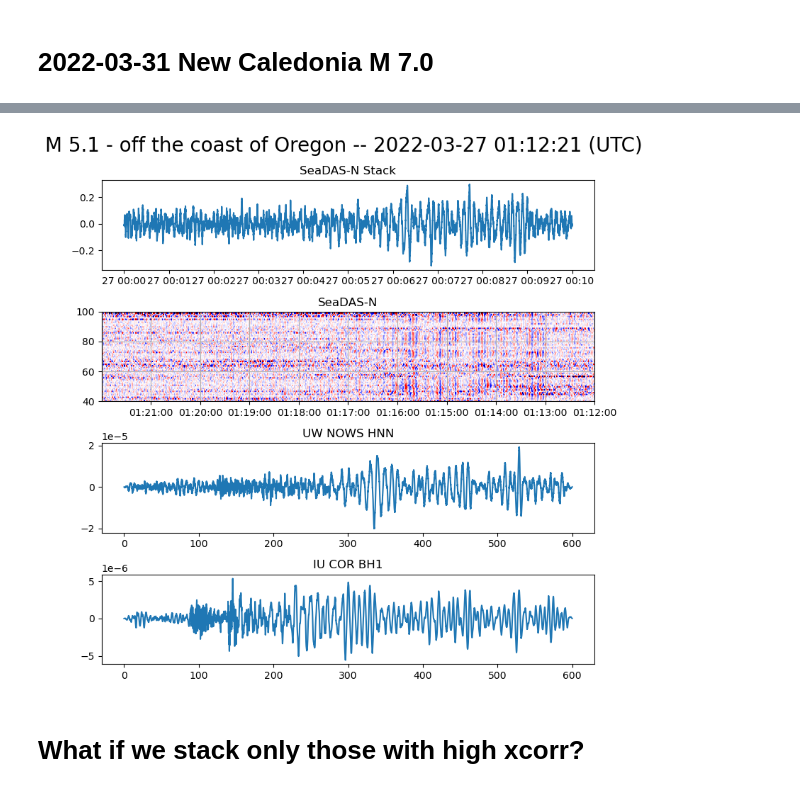
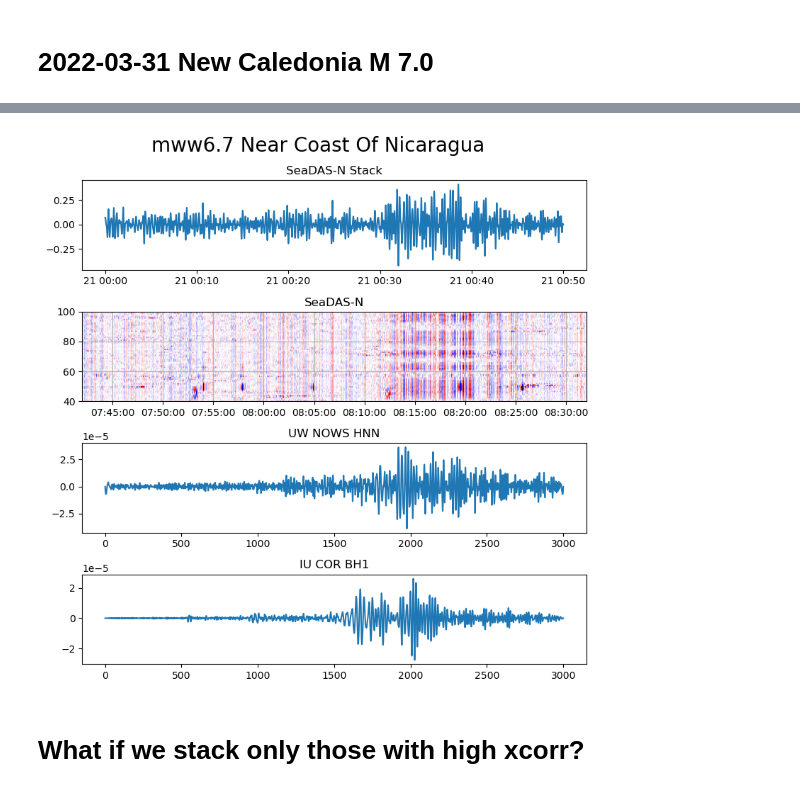
Before and after one commit to bradlipovsky/das-stuff, a Jupyter notebook: seadasn-teleseisms.ipynb, the cells around one changed output, grey strips where cells are left out. Saved outputs shown, nothing was run; the diff lists cells and outputs as text; code cells hidden in the pictures.

Commit message:
Added Nicaragua EQ

```diff
--- a/seadasn-teleseisms.ipynb
+++ b/seadasn-teleseisms.ipynb
@@ -23,16 +33,31 @@ title=''
+# %%
+title = 'mww6.7 Near Coast Of Nicaragua'
+file_base_name = 'seadasn'
+sample_rate = 100
+file_number = 8617
+t0 = datetime.datetime(2022,4,21,7,42,0)
+file_duration = 1
+dt = datetime.timedelta(minutes=file_duration)
+number_of_files = 50
+low_cut = 0.04
+hi_cut = 0.1
 # %% [markdown]
 # M 5.1 - off the coast of Oregon
 ### 2022-03-27 01:12:21 (UTC)44.117°N 129.452°W10.0 km depth
 https://earthquake.usgs.gov/earthquakes/eventpage/us7000gxl1/executive
 # %%
-title = 'M 5.1 - off the coast of Oregon -- 2022-03-27 01:12:21 (UTC)'
-file_base_name = 'seadasn'
-sample_rate = 100
-file_number = 7105
-t0 = datetime.datetime(2022,3,27,1,12,0)
-file_duration = 1
-dt = datetime.timedelta(minutes=file_duration)
-number_of_files = 10
+# title = 'M 5.1 - off the coast of Oregon -- 2022-03-27 01:12:21 (UTC)'
+# file_base_name = 'seadasn'
+# sample_rate = 100
+# file_number = 7105
+# t0 = datetime.datetime(2022,3,27,1,12,0)
+# file_duration = 1
+# dt = datetime.timedelta(minutes=file_duration)
+# number_of_files = 10
+
+# Good for local earthquakes
+# low_cut = 0.01
+# hi_cut = 10
 # %% [markdown]
 # 2022-03-16 Japan M7.1
 # %%
@@ -165,35 +186,35 @@ ax = plt.subplot(4,1,1)
 fig.patch.set_facecolor('w')
 exx = np.mean(data_filt,axis=1)
 t = np.array([time-time[0]]).flatten()/1e6
 plt.plot(ptimes,exx)
 ax.set_title('SeaDAS-N Stack')
 
 ax=plt.subplot(4,1,2)
 ax.set_title('SeaDAS-N')
 plt.imshow(data_filt.T,vmin=-1,vmax=1,cmap='seismic',aspect='auto',
-          extent=[dates[-1],dates[0],chmin,chanmax])
+          extent=[dates[0],dates[-1],chmin,chanmax])
 ax.xaxis_date()
 date_format = mdates.DateFormatter('%H:%M:%S')
 ax.xaxis.set_major_formatter(date_format)
 plt.grid()
 
 ax = plt.subplot(4,1,3)
 for tr in st:
     plt.plot(tr.times(),tr.data)
 fig.patch.set_facecolor('w')
 ax.set_title('UW NOWS HNN')
 
 ax = plt.subplot(4,1,4)
 for tr in st2:
     plt.plot(tr.times(),tr.data)
 fig.patch.set_facecolor('w')
 ax.set_title('IU COR BH1')
 
 fig.suptitle(title,fontsize=20)
 plt.tight_layout()
 plt.show()
 # %% [output]
-[figure, old version]
+[figure, new version]
 # %% [markdown]
 # What if we stack only those with high xcorr?
 # %%
```
Also changed, not shown: parts of 15 cells of this notebook.
